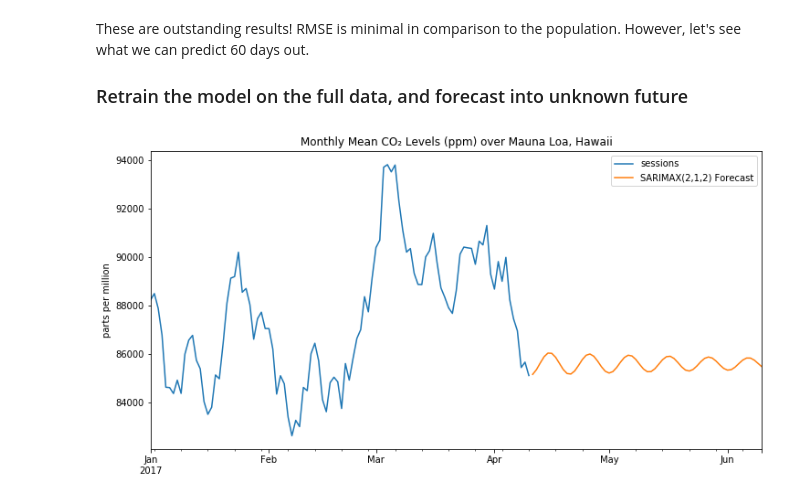
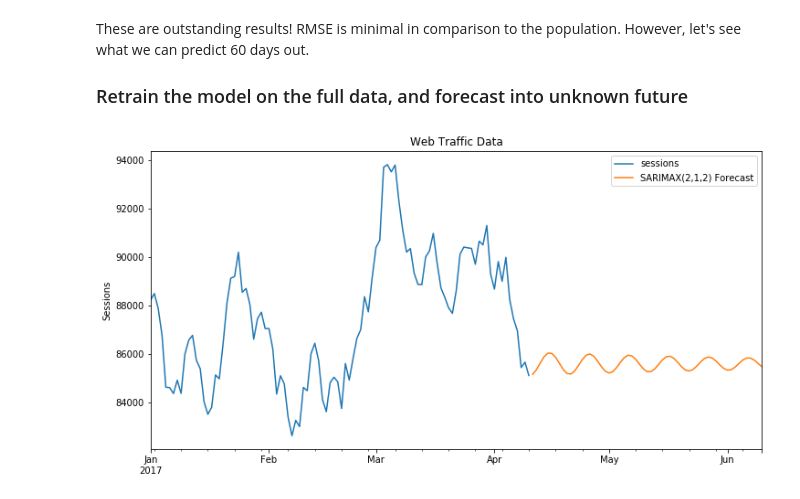
Before and after one commit to dangoML/Project-Portfolio, a Jupyter notebook: Other/Foot Locker Assessment.ipynb, the cells around one changed output. Saved outputs shown, nothing was run; the diff lists cells and outputs as text; code cells hidden in the pictures.

```diff
--- a/Other/Foot Locker Assessment.ipynb
+++ b/Other/Foot Locker Assessment.ipynb
@@ -440,16 +442,16 @@ results = model.fit()
 fcast = results.predict(len(df),len(df)+60,typ='levels').rename('SARIMAX(2,1,2) Forecast')
 # %%
 # Plot predictions against known values
-title = 'Monthly Mean CO₂ Levels (ppm) over Mauna Loa, Hawaii'
-ylabel='parts per million'
+title = 'Web Traffic Data'
+ylabel='Sessions'
 xlabel=''
 
 ax = df['sessions'].plot(legend=True,figsize=(12,6),title=title)
 fcast.plot(legend=True)
 ax.autoscale(axis='x',tight=True)
 ax.set(xlabel=xlabel, ylabel=ylabel);
 # %% [output]
-[figure, old version]
+[figure, new version]
 # %% [markdown]
 ## Conclusion
 
```
Also changed, not shown: parts of 4 cells of this notebook, 3 other files.
